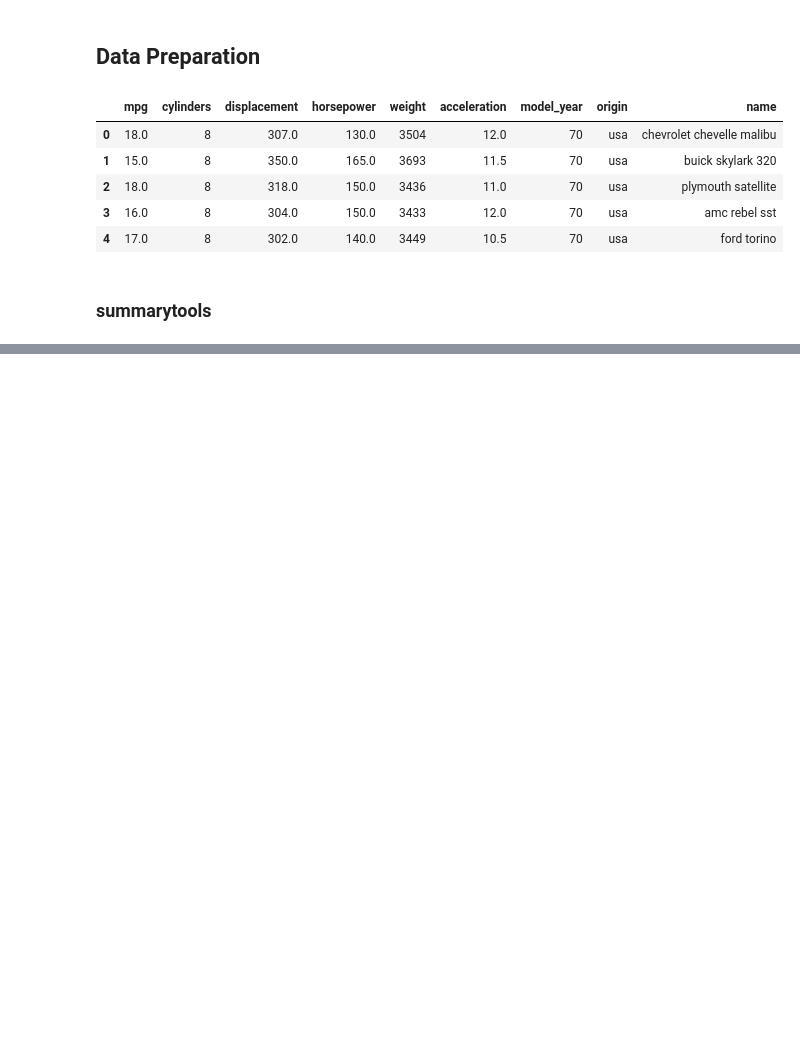
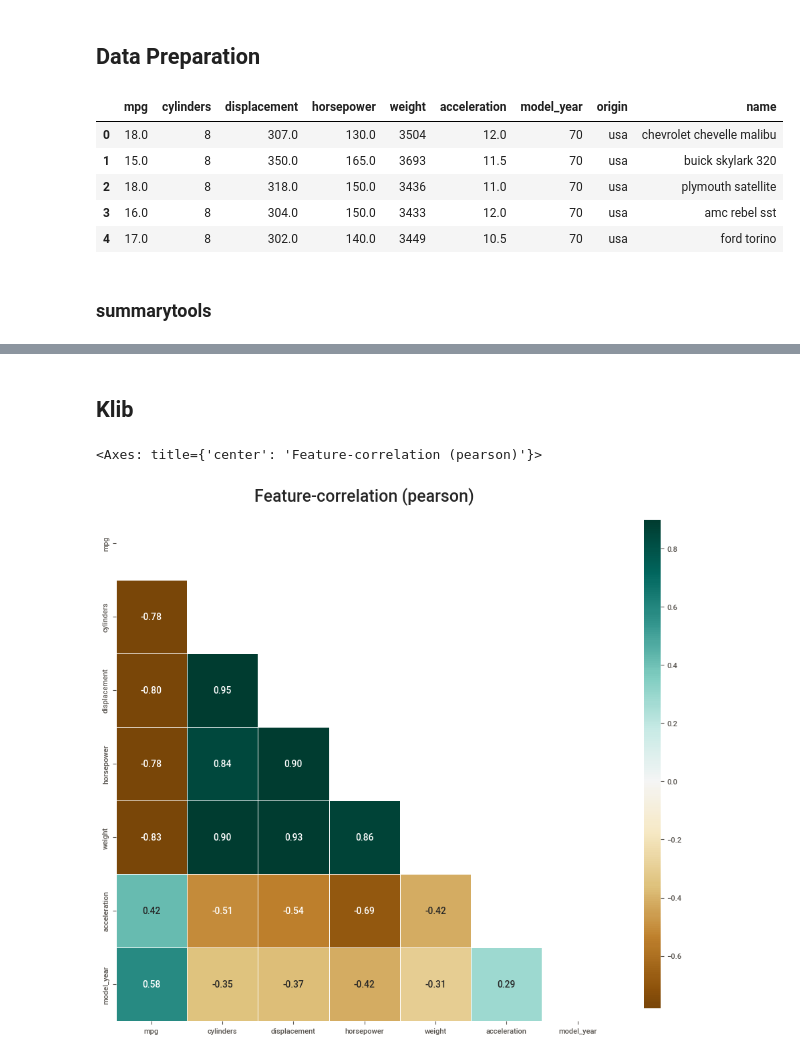
Before and after one commit to tchowdhury/ML, a Jupyter notebook: EDA/eda/EDA_Packages.ipynb, the cells around one changed output, grey strips where cells are left out. Drawn from its saved outputs; the diff is of its cells as text; code cells hidden in the pictures; blank space fills up the shorter version.

```diff
--- a/EDA/eda/EDA_Packages.ipynb
+++ b/EDA/eda/EDA_Packages.ipynb
@@ -26,0 +49,11 @@ dfSummary(mpg)
+# %% [markdown]
+## Klib
+# %%
+%matplotlib inline
+import klib
+from matplotlib import pyplot as plt
+
+klib.corr_plot(mpg)
+# %% [output]
+<Axes: title={'center': 'Feature-correlation (pearson)'}>
+[figure, added]
```
Also changed, not shown: parts of 10 cells of this notebook, 4 other files.
